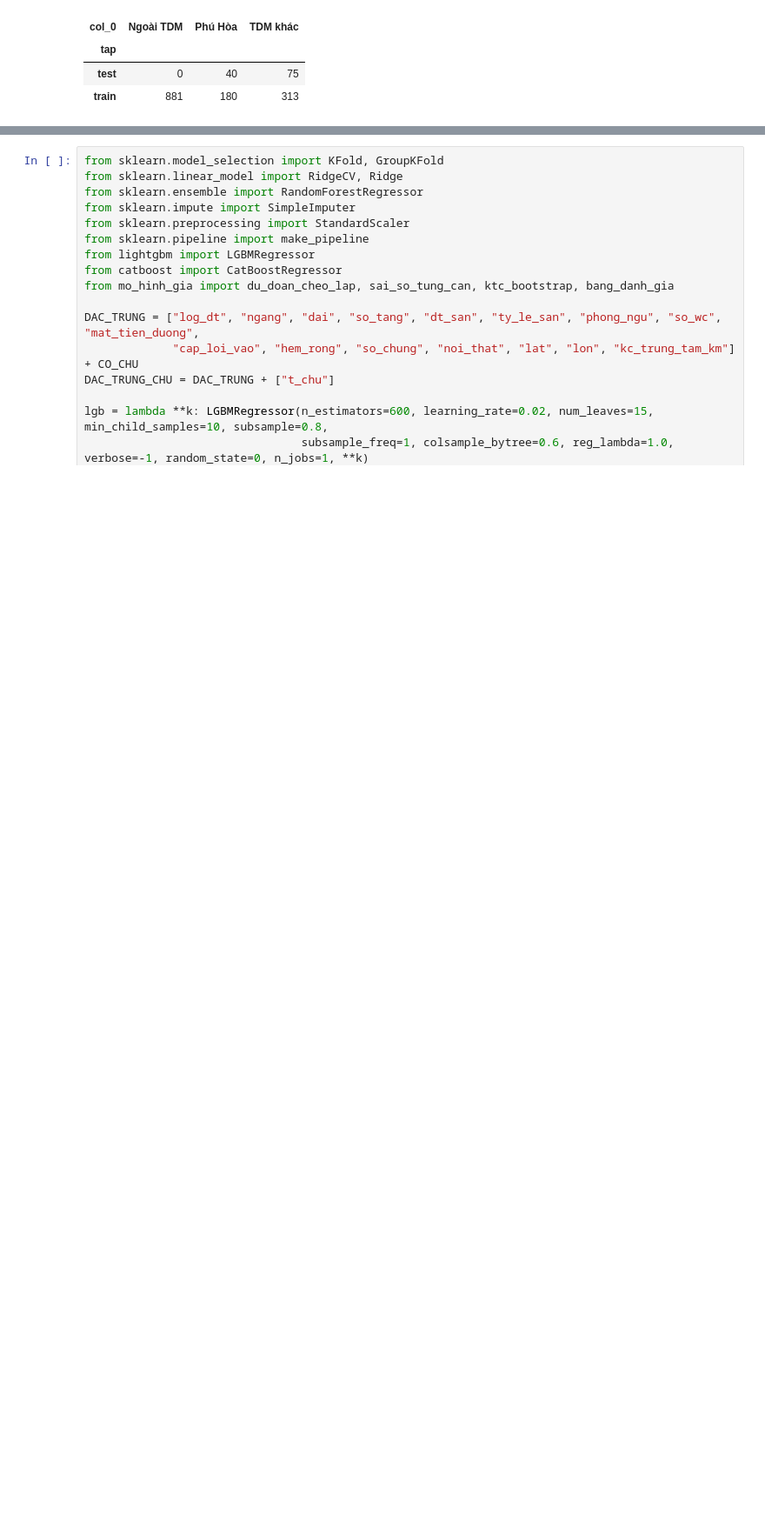
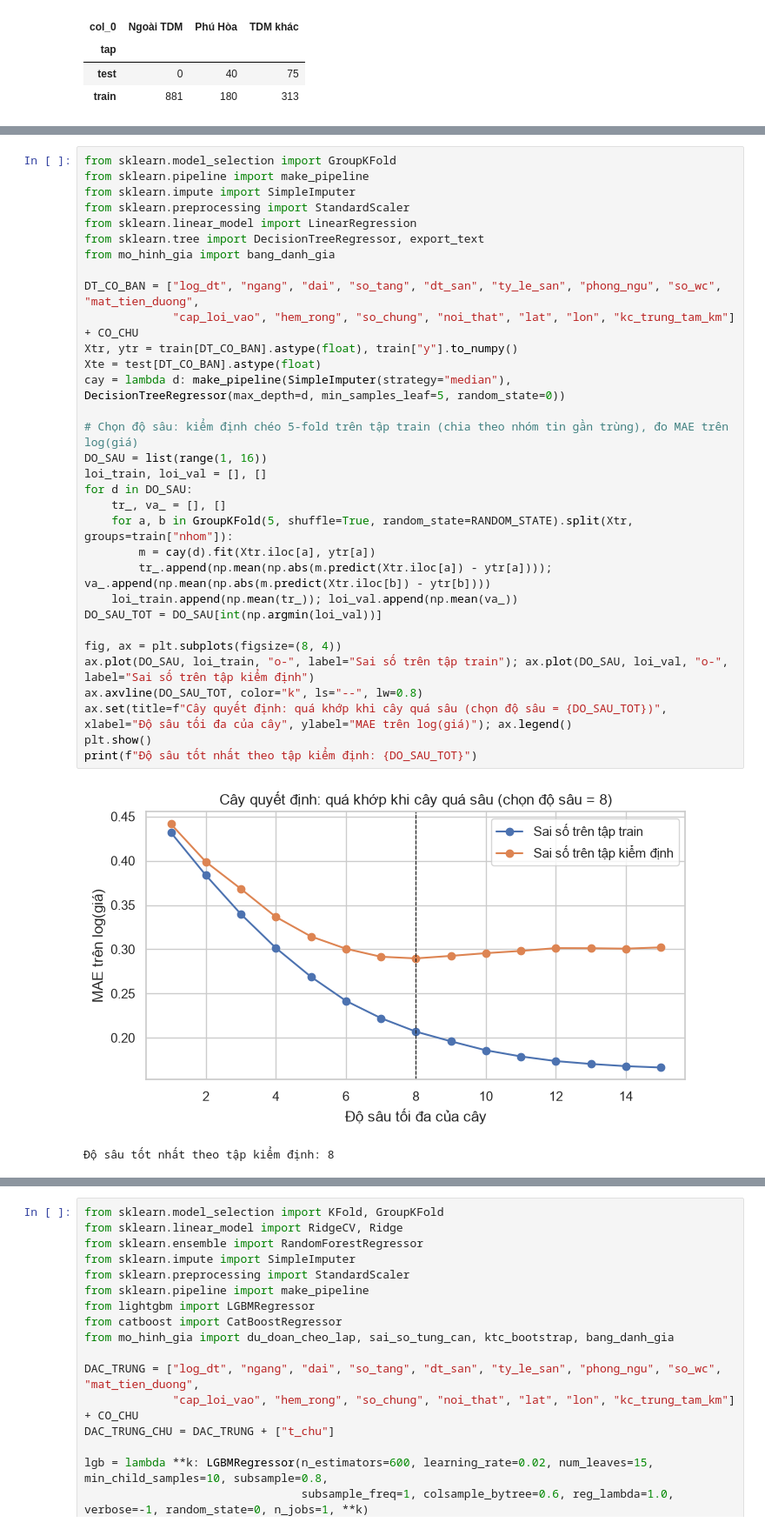
Before and after one commit to 2324801030095-cloud/Project_Du-doan-gia-nha, a Jupyter notebook: notebooks/2324801030095.ipynb, the cells around one changed output, grey strips where cells are left out. Shown at 87% size. Cells and saved outputs as stored; diff of their text form; blank space fills up the shorter version.

```diff
--- a/notebooks/2324801030095.ipynb
+++ b/notebooks/2324801030095.ipynb
@@ -483,0 +512,35 @@ pd.crosstab(df["tap"], np.where(df["phu_hoa"] == 1, "Phú Hòa", np.where(df["td
+# %%
+from sklearn.model_selection import GroupKFold
+from sklearn.pipeline import make_pipeline
+from sklearn.impute import SimpleImputer
+from sklearn.preprocessing import StandardScaler
+from sklearn.linear_model import LinearRegression
+from sklearn.tree import DecisionTreeRegressor, export_text
+from mo_hinh_gia import bang_danh_gia
+
+DT_CO_BAN = ["log_dt", "ngang", "dai", "so_tang", "dt_san", "ty_le_san", "phong_ngu", "so_wc", "mat_tien_duong",
+             "cap_loi_vao", "hem_rong", "so_chung", "noi_that", "lat", "lon", "kc_trung_tam_km"] + CO_CHU
+Xtr, ytr = train[DT_CO_BAN].astype(float), train["y"].to_numpy()
+Xte = test[DT_CO_BAN].astype(float)
+cay = lambda d: make_pipeline(SimpleImputer(strategy="median"), DecisionTreeRegressor(max_depth=d, min_samples_leaf=5, random_state=0))
+
+# Chọn độ sâu: kiểm định chéo 5-fold trên tập train (chia theo nhóm tin gần trùng), đo MAE trên log(giá)
+DO_SAU = list(range(1, 16))
+loi_train, loi_val = [], []
+for d in DO_SAU:
+    tr_, va_ = [], []
+    for a, b in GroupKFold(5, shuffle=True, random_state=RANDOM_STATE).split(Xtr, groups=train["nhom"]):
+        m = cay(d).fit(Xtr.iloc[a], ytr[a])
+        tr_.append(np.mean(np.abs(m.predict(Xtr.iloc[a]) - ytr[a]))); va_.append(np.mean(np.abs(m.predict(Xtr.iloc[b]) - ytr[b])))
+    loi_train.append(np.mean(tr_)); loi_val.append(np.mean(va_))
+DO_SAU_TOT = DO_SAU[int(np.argmin(loi_val))]
+
+fig, ax = plt.subplots(figsize=(8, 4))
+ax.plot(DO_SAU, loi_train, "o-", label="Sai số trên tập train"); ax.plot(DO_SAU, loi_val, "o-", label="Sai số trên tập kiểm định")
+ax.axvline(DO_SAU_TOT, color="k", ls="--", lw=0.8)
+ax.set(title=f"Cây quyết định: quá khớp khi cây quá sâu (chọn độ sâu = {DO_SAU_TOT})", xlabel="Độ sâu tối đa của cây", ylabel="MAE trên log(giá)"); ax.legend()
+plt.show()
+print(f"Độ sâu tốt nhất theo tập kiểm định: {DO_SAU_TOT}")
+# %% [output]
+[figure, added]
+Độ sâu tốt nhất theo tập kiểm định: 8
```
Also changed, not shown: parts of 15 cells of this notebook, 2 other files.
